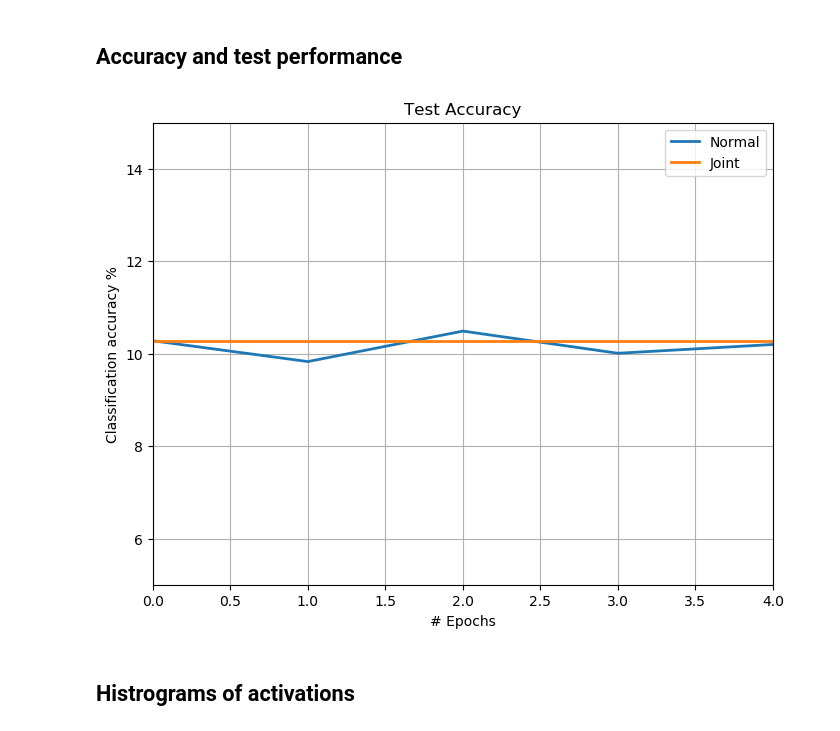
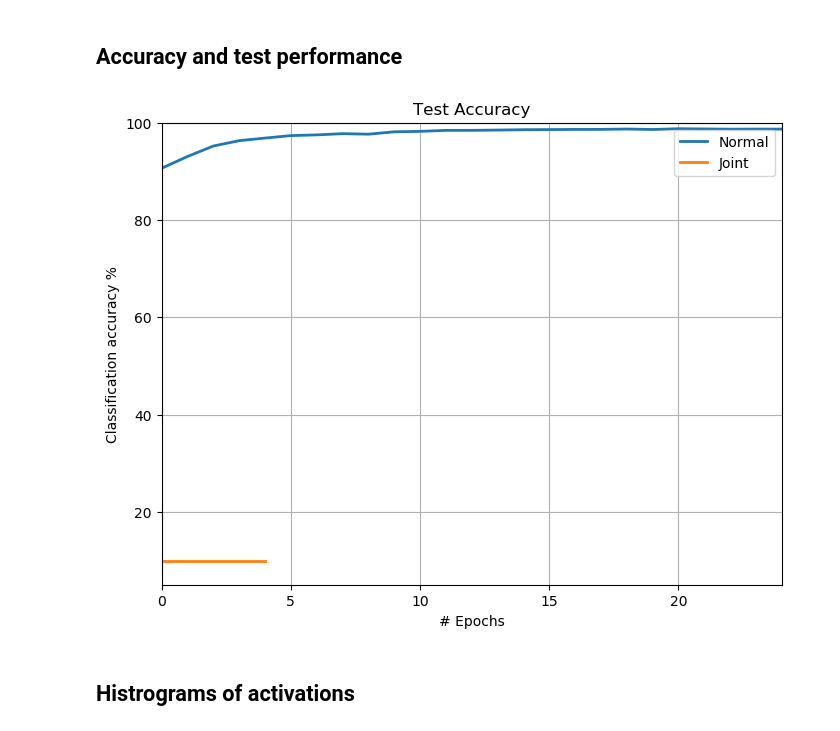
Before and after one commit to mm5110/sparse-structures-for-classification, a Jupyter notebook: dev/ML_ISTA/activation_histogram_experiment.ipynb, the cells around one changed output. Saved outputs shown, nothing was run; the diff lists cells and outputs as text; code cells hidden in the pictures.

Commit message:
updating histograms

```diff
--- a/dev/ML_ISTA/activation_histogram_experiment.ipynb
+++ b/dev/ML_ISTA/activation_histogram_experiment.ipynb
@@ -22,7 +22,7 @@ import pdb
 import Models_MNIST as mds
 
 # Hyper Parameters
-EPOCH = 5
+EPOCH = 25
 BATCH_SIZE = 256
 DOWNLOAD_MNIST = False
 
@@ -252,7 +252,7 @@ activations_count3_nn = {"0": np.zeros(m3), "1":np.zeros(m3), "2":np.zeros(m3),
 if cudaopt:
     model.cuda()
 
-optimizer = torch.optim.Adam(model.parameters(), lr = 0.0001, eps = EPS)
+optimizer = torch.optim.Adam(model.parameters(), lr = 0.0001, eps = 1e-7)
 bar = progressbar.ProgressBar()
 
 for epoch in range(EPOCH):
@@ -280,14 +280,16 @@ for epoch in range(EPOCH):
         b_y = Variable(y)               # batch label
         if cudaopt:
             b_y, b_x = b_y.cuda(), b_x.cuda()
-        encoded_by_class, scores, sorted_labels, activations1, activations2, activations3 = test(model, b_x, b_y)
-        sorted_labels = sorted_labels.type(torch.cuda.LongTensor)
-        for key, tensor_list in activations1.items():
-            activations_count1_nn[key] += activations1[key]
-            activations_count2_nn[key] += activations2[key]
-            activations_count3_nn[key] += activations3[key]
+#         encoded_by_class, scores, sorted_labels, activations1, activations2, activations3 = test(model, b_x, b_y)
+        gamma, scores,_,_,_ = model(b_x)
+#         sorted_labels = sorted_labels.type(torch.cuda.LongTensor)
+#         for key, tensor_list in activations1.items():
+#             activations_count1_nn[key] += activations1[key]
+#             activations_count2_nn[key] += activations2[key]
+#             activations_count3_nn[key] += activations3[key]
 
-        test_loss += F.nll_loss(scores, sorted_labels, size_average=False).data[0]
+#         test_loss += F.nll_loss(scores, sorted_labels, size_average=False).data[0]
+        test_loss += F.nll_loss(scores, b_y, size_average=False).data[0]
         pred = scores.data.max(1, keepdim=True)[1]
         correct += pred.eq(b_y.data.view_as(pred)).long().cpu().sum()
 
@@ -317,7 +320,7 @@ activations_count3_jnn = {"0": np.zeros(m3), "1":np.zeros(m3), "2":np.zeros(m3),
 if cudaopt:
     model.cuda()
 
-optimizer = torch.optim.Adam(model.parameters(), lr = 0.0001, eps = EPS)
+optimizer = torch.optim.Adam(model.parameters(), lr = 0.0001, eps = 1e-7)
 bar = progressbar.ProgressBar()
 
 for epoch in range(EPOCH):
@@ -371,17 +375,17 @@ torch.save(model.state_dict(), 'cnn_model.pt')
 # %%
 fig = plt.figure(figsize=(8,6))
 plt.style.use('default')
 plt.plot(Acc_test_nn, linewidth = 2,label='Normal')
 plt.plot(Acc_test_jnn, linewidth = 2,label = 'Joint')
 plt.grid('on')
 plt.title('Test Accuracy')
 plt.ylabel('Classification accuracy %')
 plt.xlabel('# Epochs')
 plt.legend()
-plt.axis([0, EPOCH-1, 5, 15])
+plt.axis([0, EPOCH-1, 5, 100])
 plt.show()
 # %% [output]
-[figure, old version]
+[figure, new version]
 # %% [markdown]
 ## Histrograms of activations
 # %%
```
Also changed, not shown: parts of 2 cells of this notebook.
